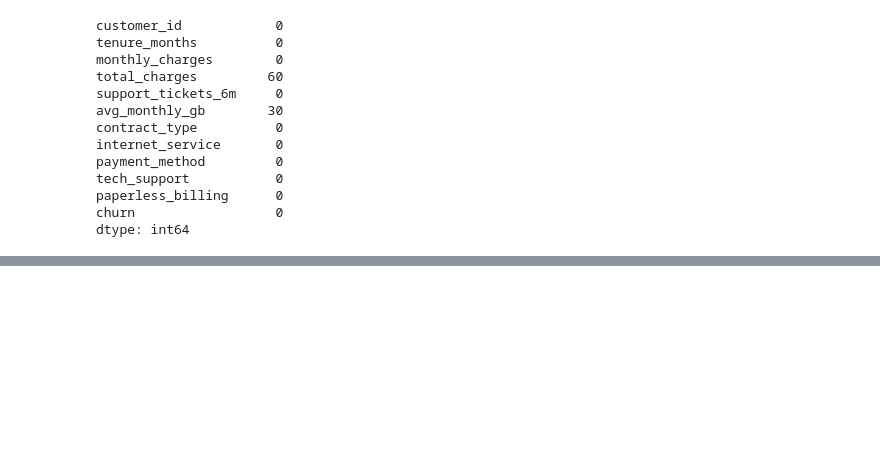
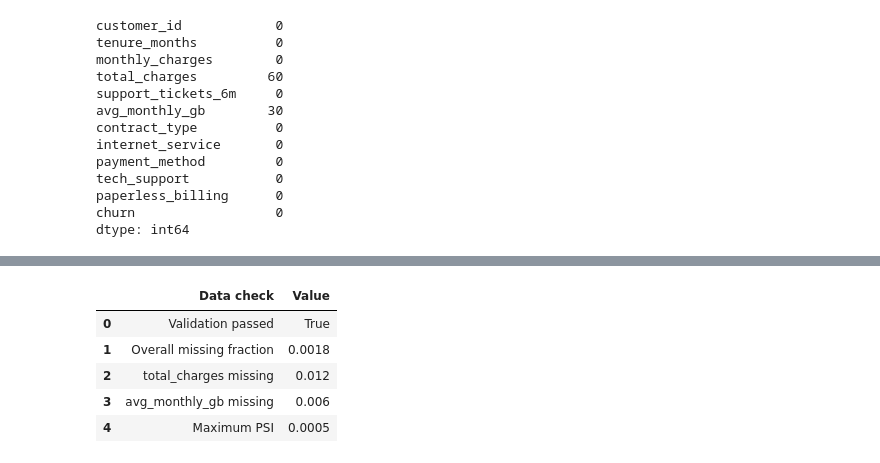
Before and after one commit to vivekag1990/telecom-churngaurd, a Jupyter notebook: notebooks/49.ipynb, the cells around one changed output, grey strips where cells are left out. Saved outputs shown, nothing was run; the diff lists cells and outputs as text; code cells hidden in the pictures; blank space fills up the shorter version.

```diff
--- a/notebooks/49.ipynb
+++ b/notebooks/49.ipynb
@@ -90,0 +151,22 @@ len(model_bytes)
+# %%
+quality = metrics['data_quality']
+data_metrics = pd.DataFrame(
+    [
+        ('Validation passed', quality['passed']),
+        ('Overall missing fraction', quality['metrics']['missing_fraction_overall']),
+        ('total_charges missing', quality['metrics']['missing_fraction__total_charges']),
+        ('avg_monthly_gb missing', quality['metrics']['missing_fraction__avg_monthly_gb']),
+        ('Maximum PSI', max(
+            value for key, value in quality['metrics'].items() if key.startswith('psi__')
+        )),
+    ],
+    columns=['Data check', 'Value'],
+)
+data_metrics
+# %% [output]
+|  | Data check | Value |
+| 0 | Validation passed | True |
+| 1 | Overall missing fraction | 0.0018 |
+| 2 | total_charges missing | 0.012 |
+| 3 | avg_monthly_gb missing | 0.006 |
+| 4 | Maximum PSI | 0.0005 |
```
Also changed, not shown: parts of 11 cells of this notebook, 5 other files.
